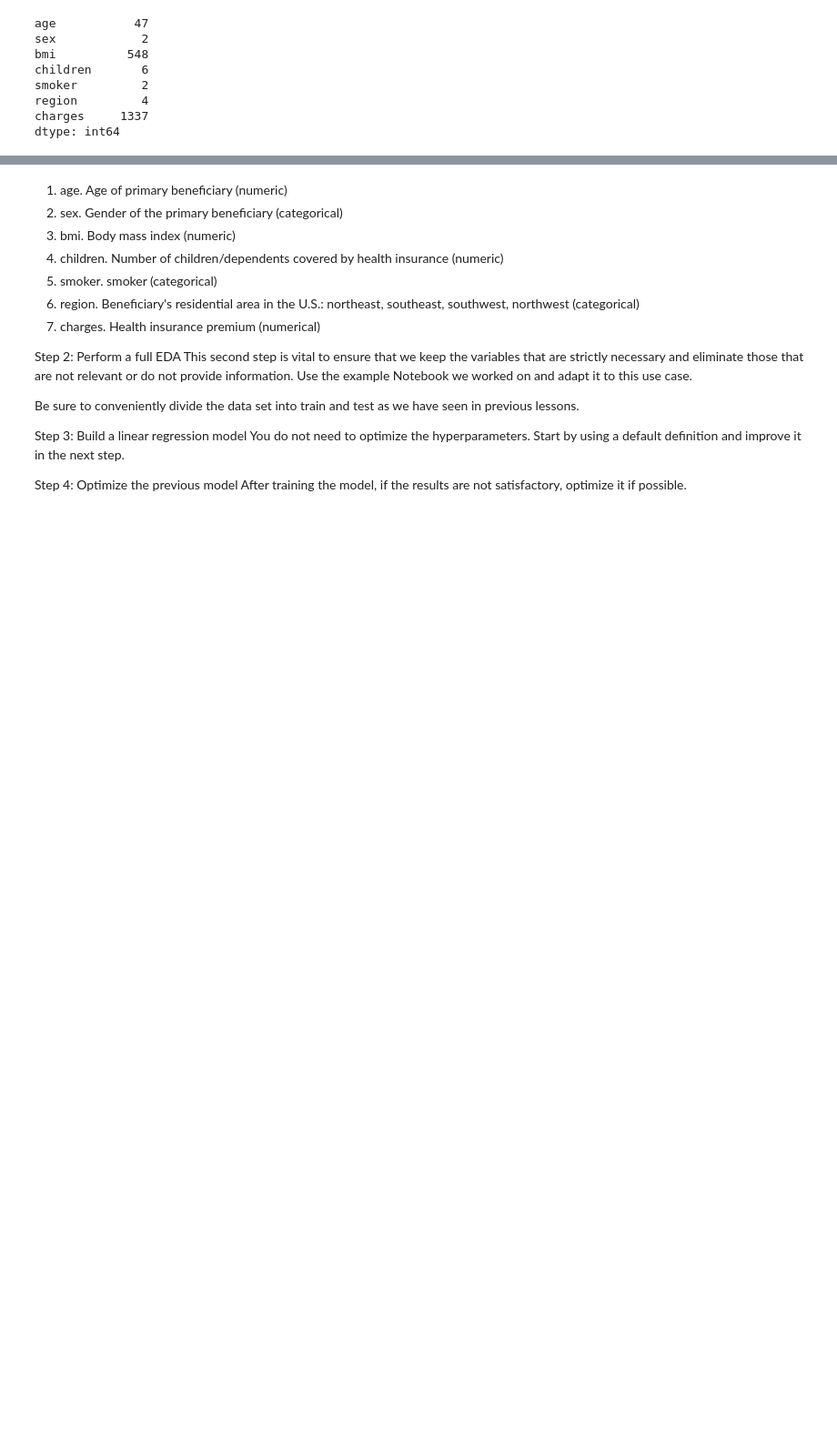
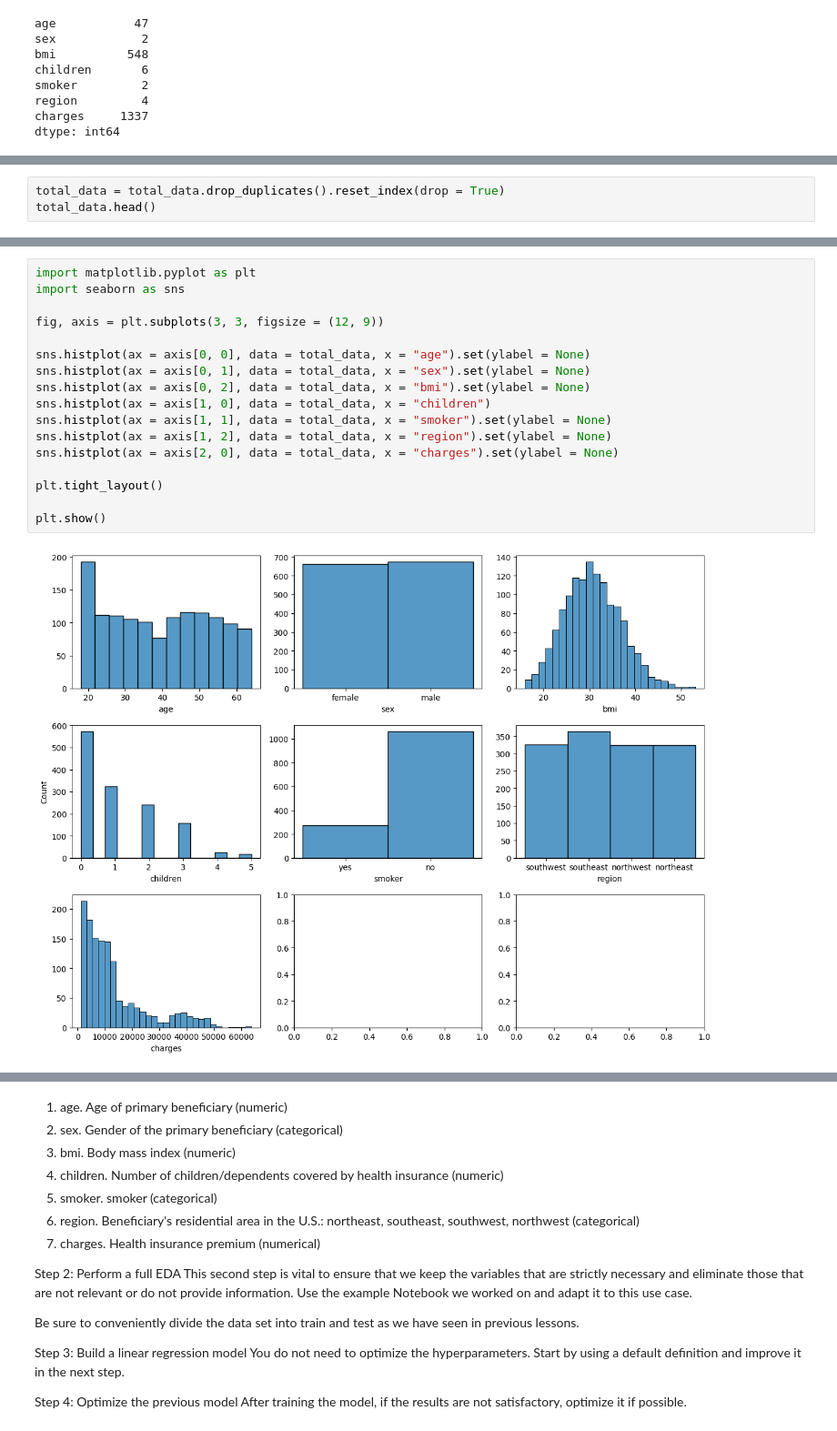
Before and after one commit to 4GeeksAcademy/Kransky85_health_insurance_machine-learning, a Jupyter notebook: src/explore.ipynb, the cells around one changed output, grey strips where cells are left out. Shown at 91% size. Saved outputs shown, nothing was run; the diff lists cells and outputs as text; blank space fills up the shorter version.

```diff
--- a/src/explore.ipynb
+++ b/src/explore.ipynb
@@ -98,0 +77,3 @@ dtype: int64
+# %%
+total_data = total_data.drop_duplicates().reset_index(drop = True)
+total_data.head()
@@ -98,0 +117,19 @@ dtype: int64
+# %%
+import matplotlib.pyplot as plt
+import seaborn as sns
+
+fig, axis = plt.subplots(3, 3, figsize = (12, 9))
+
+sns.histplot(ax = axis[0, 0], data = total_data, x = "age").set(ylabel = None)
+sns.histplot(ax = axis[0, 1], data = total_data, x = "sex").set(ylabel = None)
+sns.histplot(ax = axis[0, 2], data = total_data, x = "bmi").set(ylabel = None)
+sns.histplot(ax = axis[1, 0], data = total_data, x = "children")
+sns.histplot(ax = axis[1, 1], data = total_data, x = "smoker").set(ylabel = None)
+sns.histplot(ax = axis[1, 2], data = total_data, x = "region").set(ylabel = None)
+sns.histplot(ax = axis[2, 0], data = total_data, x = "charges").set(ylabel = None)
+
+plt.tight_layout()
+
+plt.show()
+# %% [output]
+[figure, added]
```
Also changed, not shown: parts of 45 cells of this notebook.
